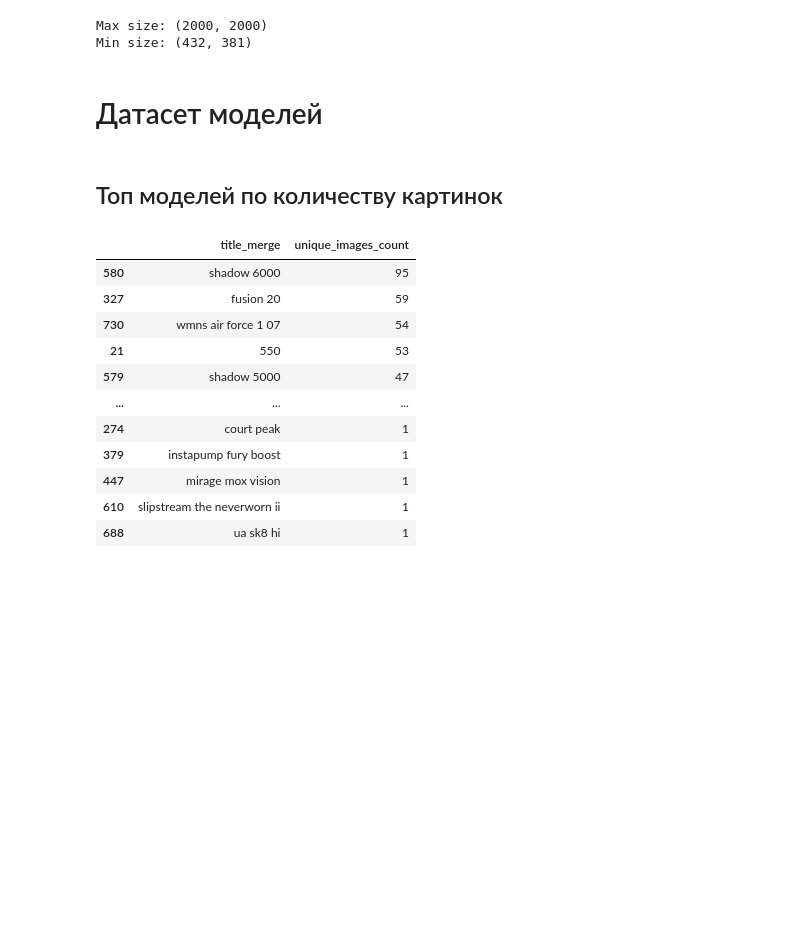
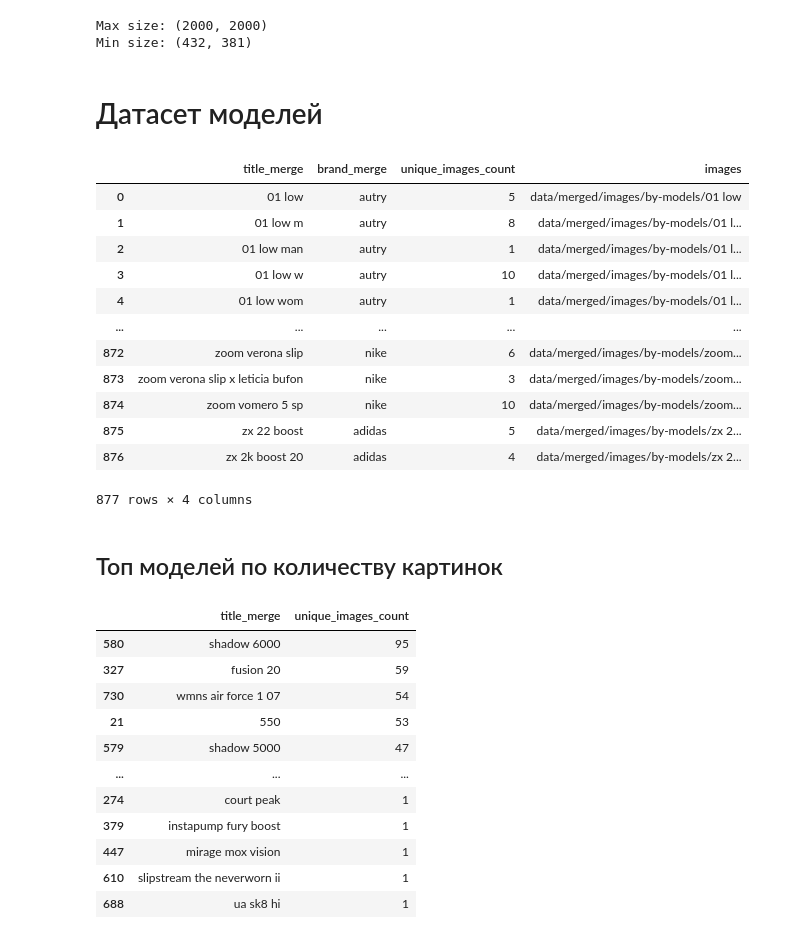
Before and after one commit to miem-refugees/sneakers-ml, a Jupyter notebook: notebooks/eda/basic-eda.ipynb, the cells around one changed output. Cells and saved outputs as stored; diff of their text form; code cells hidden in the pictures; blank space fills up the shorter version.

```diff
--- a/notebooks/eda/basic-eda.ipynb
+++ b/notebooks/eda/basic-eda.ipynb
@@ -211,6 +257,24 @@ Max size: (2000, 2000)
 Min size: (432, 381)
 # %% [markdown]
 # Датасет моделей
+# %%
+by_models = pd.read_csv("data/merged/metadata/models_dataset.csv")
+models_images_path = "data/merged/images/by-models"
+by_models
+# %% [output]
+|  | title_merge | brand_merge | unique_images_count | images |
+| 0 | 01 low | autry | 5 | data/merged/images/by-models/01 low |
+| 1 | 01 low m | autry | 8 | data/merged/images/by-models/01 l... |
+| 2 | 01 low man | autry | 1 | data/merged/images/by-models/01 l... |
+| 3 | 01 low w | autry | 10 | data/merged/images/by-models/01 l... |
+| 4 | 01 low wom | autry | 1 | data/merged/images/by-models/01 l... |
+| ... | ... | ... | ... | ... |
+| 872 | zoom verona slip | nike | 6 | data/merged/images/by-models/zoom... |
+| 873 | zoom verona slip x leticia bufon | nike | 3 | data/merged/images/by-models/zoom... |
+| 874 | zoom vomero 5 sp | nike | 10 | data/merged/images/by-models/zoom... |
+| 875 | zx 22 boost | adidas | 5 | data/merged/images/by-models/zx 2... |
+| 876 | zx 2k boost 20 | adidas | 4 | data/merged/images/by-models/zx 2... |
+877 rows × 4 columns
 # %% [markdown]
 ## Топ моделей по количеству картинок
 # %%
```
Also changed, not shown: parts of 7 cells of this notebook, 4 other files.
